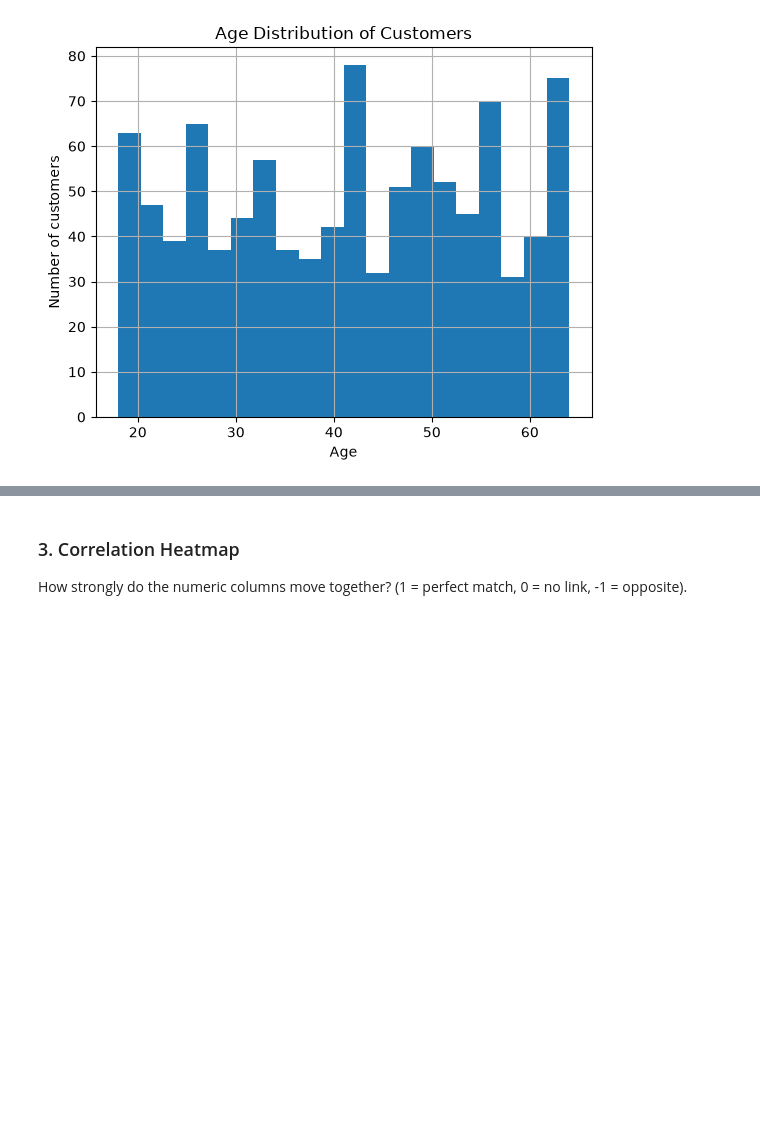
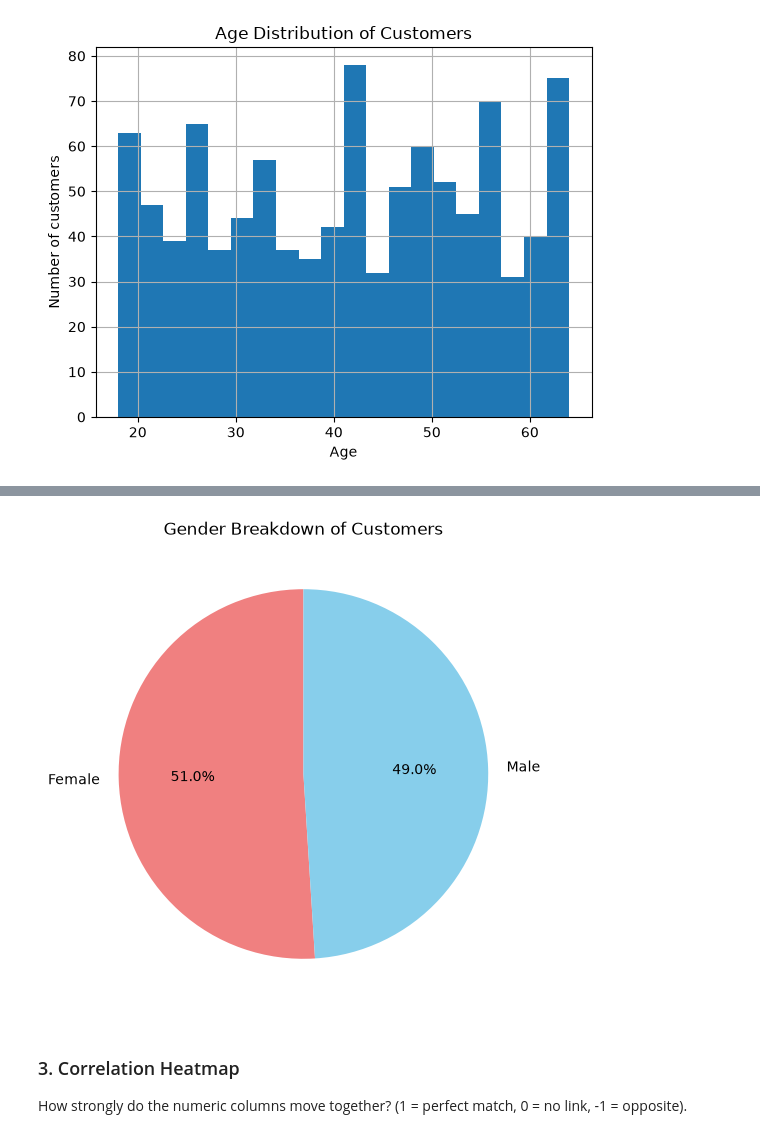
Before and after one commit to great-tinz/OIBSIP, a Jupyter notebook: DataAnalytics-L1-EDARetailSales/notebooks/Task1_EDA.ipynb, the cells around one changed output, grey strips where cells are left out. Cells and saved outputs as stored; diff of their text form; code cells hidden in the pictures; blank space fills up the shorter version.

```diff
--- a/DataAnalytics-L1-EDARetailSales/notebooks/Task1_EDA.ipynb
+++ b/DataAnalytics-L1-EDARetailSales/notebooks/Task1_EDA.ipynb
@@ -124,3 +152,12 @@ plt.show()
+# %%
+# Gender distribution pie chart
+plt.figure(figsize=(6, 6))
+df['Gender'].value_counts().plot(kind='pie', autopct='%1.1f%%', colors=['lightcoral', 'skyblue'], startangle=90)
+plt.title('Gender Breakdown of Customers')
+plt.ylabel('')
+plt.show()
+# %% [output]
+[figure, added]
 # %% [markdown]
 ### 3. Correlation Heatmap
 How strongly do the numeric columns move together? (1 = perfect match, 0 = no link, -1 = opposite).
```
Also changed, not shown: parts of 5 cells of this notebook, 1 other file.
